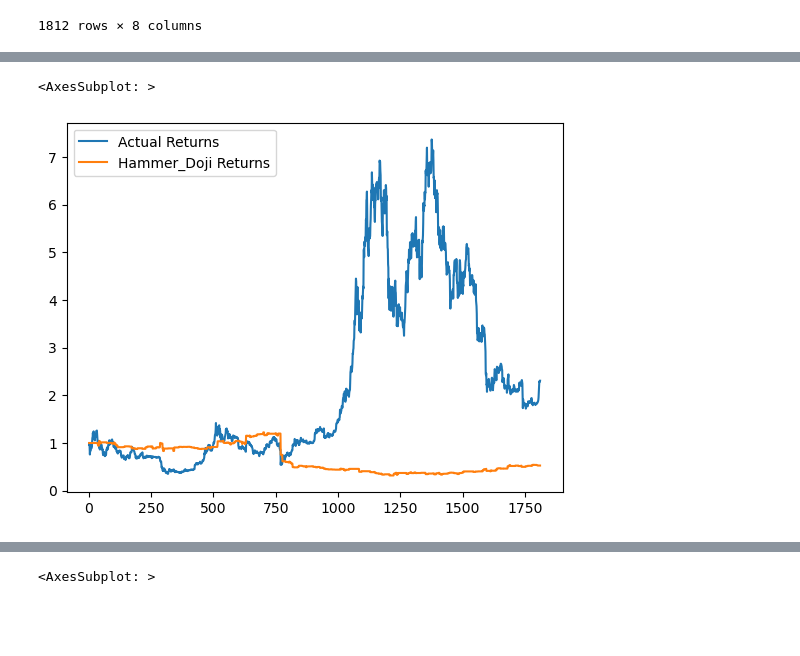
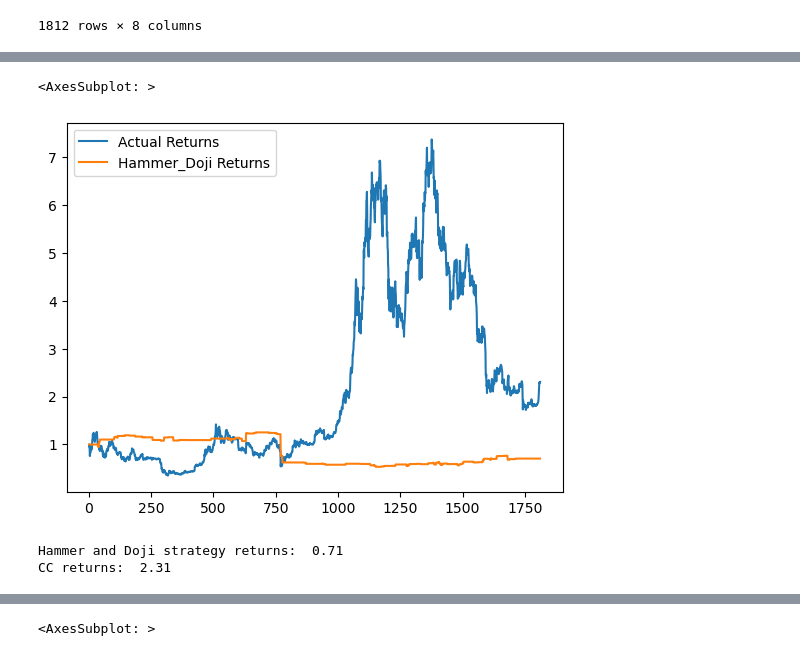
Before and after one commit to AGralin/dreambuilder_bot, a Jupyter notebook: candlestick.ipynb, the cells around one changed output, grey strips where cells are left out. Cells and saved outputs as stored; diff of their text form; code cells hidden in the pictures; blank space fills up the shorter version.

```diff
--- a/candlestick.ipynb
+++ b/candlestick.ipynb
@@ -52,7 +52,7 @@ pattern_df
 # %%
 # Hammer Signal column to buy and sell
 # Set the Signal column
-pattern_df["Signal"] = 0.0
+pattern_df["Hammer_Doji Signal"] = 0.0
 in_pattern = False
 
 # Generate the trading signals 1 (entry) or -1 (exit) for a long position trading algorithm
@@ -60,14 +60,12 @@ in_pattern = False
 # where -1 is when the hammer pattern is recognize to sell
 for index, row in pattern_df.iterrows():
     # Buy when there is a hammer and it is not in a pattern
-    #if row["hammer"] == True and in_pattern == False:
-    if row["hammer"] == True:
-        pattern_df.loc[index, "Signal"] = 1.0
+    if row["hammer"] == True and in_pattern == False:
+        pattern_df.loc[index, "Hammer_Doji Signal"] = 1.0
         in_pattern = True
     # Sell when there is a doji candle and reset in_pattern variable
-    #elif row["doji"] == True and in_pattern == True:
-    elif row["doji"] == True:
-        pattern_df.loc[index,"Signal"] = -1.0
+    elif row["doji"] == True and in_pattern == True:
+        pattern_df.loc[index,"Hammer_Doji Signal"] = -1.0
         in_pattern = False
 
 # Review the DataFrame
@@ -89,15 +87,25 @@ pattern_df
 # %%
 # Compute Actual Returns
 # pct_change function to generate returns from close prices
 pattern_df["Actual Returns"] = pattern_df["Close"].pct_change()
 
-# add strategy returns to pattern_df
-pattern_df['Hammer_Doji Returns'] = pattern_df['Actual Returns'] * pattern_df['Signal'].shift()
+# add Hammer_Doji returns to pattern_df
+pattern_df['Hammer_Doji Returns'] = pattern_df['Actual Returns'] * pattern_df['Hammer_Doji Signal'].shift()
 
 # Plot Hammer_Doji Returns to examine performance
 (1 + pattern_df[["Actual Returns", "Hammer_Doji Returns"]]).cumprod().plot()
 # %% [output]
 <AxesSubplot: >
-[figure, old version]
+[figure, new version]
+# %%
+# returns
+Ham_return = (1 + pattern_df["Hammer_Doji Returns"]).cumprod()
+cc_return = (1 + pattern_df["Actual Returns"]).cumprod()
+length = len(Ham_return)-1
+print(f'Hammer and Doji strategy returns:  {round(Ham_return[length], 2)}')
+print(f'CC returns:  {round(cc_return[length], 2)}')
+# %% [output]
+Hammer and Doji strategy returns:  0.71
+CC returns:  2.31
 # %%
 # Visualize entry position relative to close price
```
Also changed, not shown: parts of 20 cells of this notebook, 1 other file.
